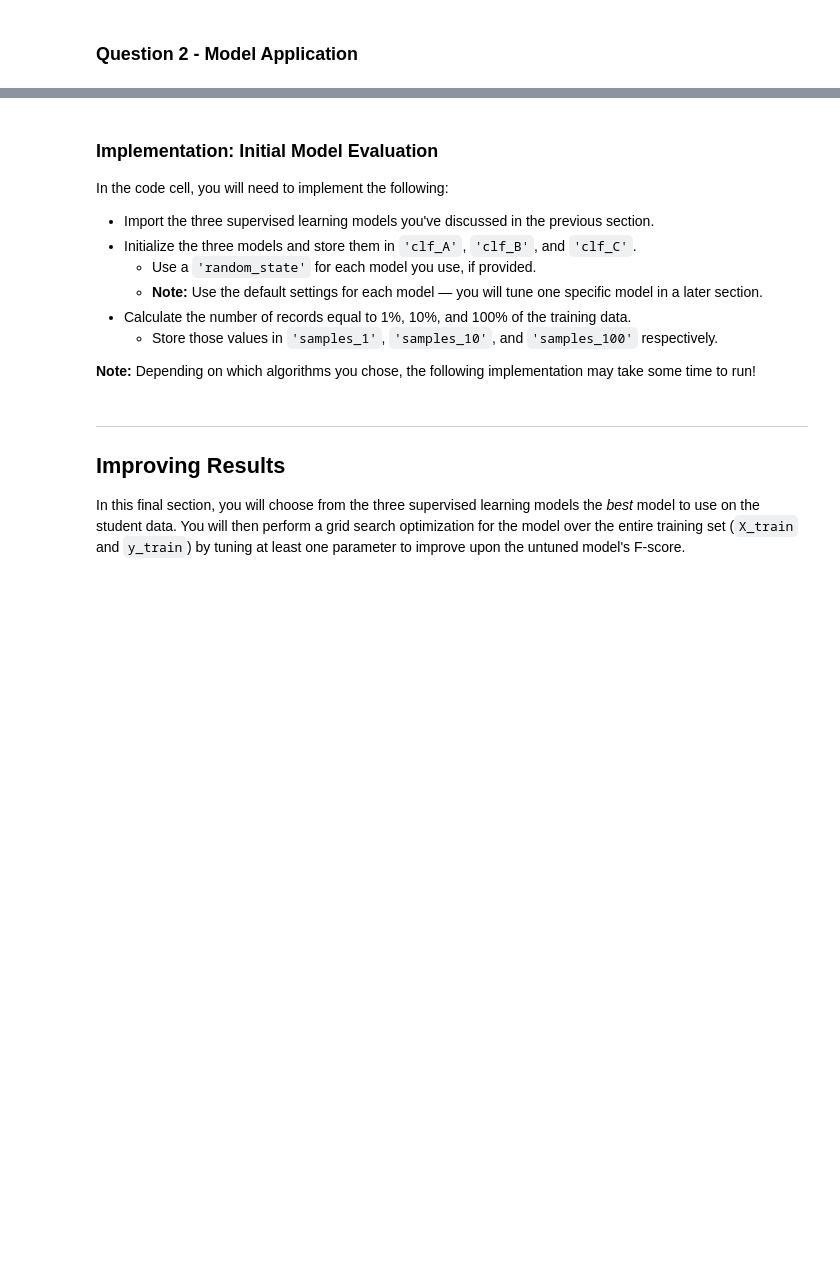
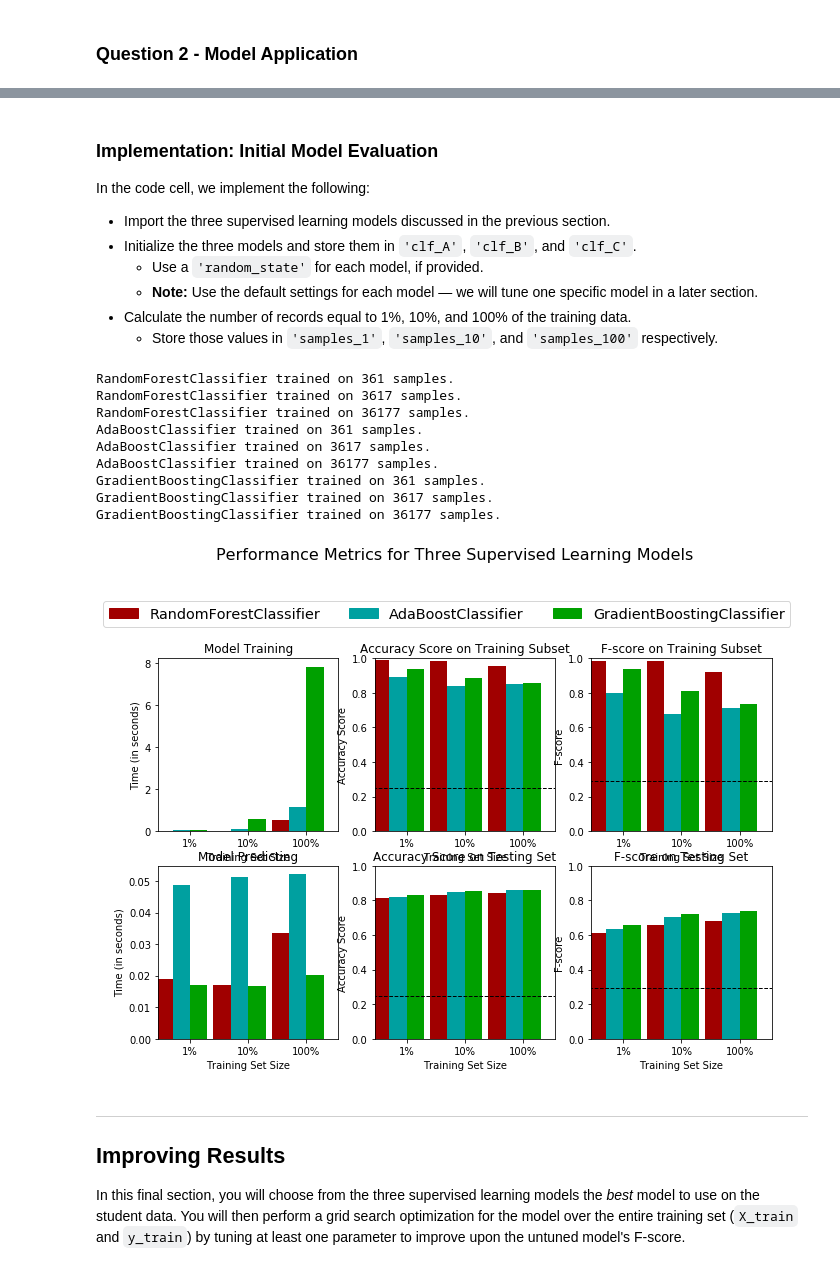
Before and after one commit to jlcossi/finding_donors, a Jupyter notebook: finding_donors.ipynb, the cells around one changed output, grey strips where cells are left out. Drawn from its saved outputs; the diff is of its cells as text; code cells hidden in the pictures; blank space fills up the shorter version.

Commit message:
fix: Choose RandomForest and Boosting models

```diff
--- a/finding_donors.ipynb
+++ b/finding_donors.ipynb
@@ -412,42 +410,53 @@ def train_predict(learner, sample_size, X_train, y_train, X_test, y_test):
     return results
 # %% [markdown]
 ### Implementation: Initial Model Evaluation
-In the code cell, you will need to implement the following:
-- Import the three supervised learning models you've discussed in the previous section.
+In the code cell, we implement the following:
+- Import the three supervised learning models discussed in the previous section.
 - Initialize the three models and store them in `'clf_A'`, `'clf_B'`, and `'clf_C'`.
-  - Use a `'random_state'` for each model you use, if provided.
-  - **Note:** Use the default settings for each model — you will tune one specific model in a later section.
+  - Use a `'random_state'` for each model, if provided.
+  - **Note:** Use the default settings for each model — we will tune one specific model in a later section.
 - Calculate the number of records equal to 1%, 10%, and 100% of the training data.
   - Store those values in `'samples_1'`, `'samples_10'`, and `'samples_100'` respectively.
-
-**Note:** Depending on which algorithms you chose, the following implementation may take some time to run!
 # %%
-# TODO: Import the three supervised learning models from sklearn
+# Import the three supervised learning models from sklearn
+from sklearn.ensemble import RandomForestClassifier
+from sklearn.ensemble import AdaBoostClassifier
+from sklearn.ensemble import GradientBoostingClassifier
 
-# TODO: Initialize the three models
-clf_A = None
-clf_B = None
-clf_C = None
 
-# TODO: Calculate the number of samples for 1%, 10%, and 100% of the training data
-# HINT: samples_100 is the entire training set i.e. len(y_train)
-# HINT: samples_10 is 10% of samples_100 (ensure to set the count of the values to be `int` and not `float`)
-# HINT: samples_1 is 1% of samples_100 (ensure to set the count of the values to be `int` and not `float`)
-samples_100 = None
-samples_10 = None
-samples_1 = None
+# Initialize the three models
+clf_A = RandomForestClassifier(random_state=193, n_estimators=10) # set n_estimators to default value
+clf_B = AdaBoostClassifier(random_state=193)
+clf_C = GradientBoostingClassifier(random_state=193, n_estimators=100)
+
+
+# Calculate the number of samples for 1%, 10%, and 100% of the training data
+samples_100 = int(len(X_train))
+samples_10 = int(0.1*len(X_train))
+samples_1 = int(0.01*len(X_train))
 
 # Collect results on the learners
 results = {}
 for clf in [clf_A, clf_B, clf_C]:
     clf_name = clf.__class__.__name__
     results[clf_name] = {}
     for i, samples in enumerate([samples_1, samples_10, samples_100]):
         results[clf_name][i] = \
         train_predict(clf, samples, X_train, y_train, X_test, y_test)
 
 # Run metrics visualization for the three supervised learning models chosen
 vs.evaluate(results, accuracy, fscore)
+# %% [output]
+RandomForestClassifier trained on 361 samples.
+RandomForestClassifier trained on 3617 samples.
+RandomForestClassifier trained on 36177 samples.
+AdaBoostClassifier trained on 361 samples.
+AdaBoostClassifier trained on 3617 samples.
+AdaBoostClassifier trained on 36177 samples.
+GradientBoostingClassifier trained on 361 samples.
+GradientBoostingClassifier trained on 3617 samples.
+GradientBoostingClassifier trained on 36177 samples.
+[figure, added]
 # %% [markdown]
 ----
 ## Improving Results
```
Also changed, not shown: parts of 4 cells of this notebook.
